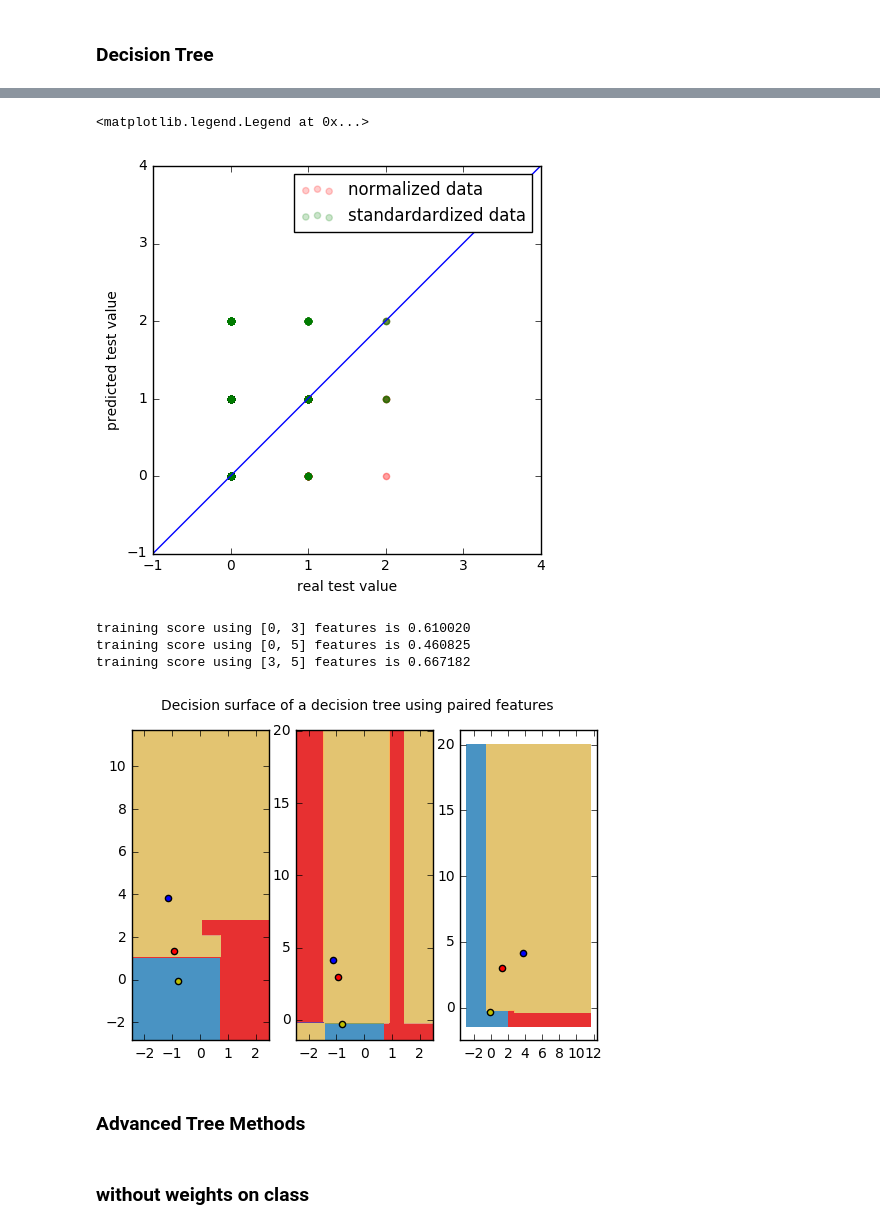
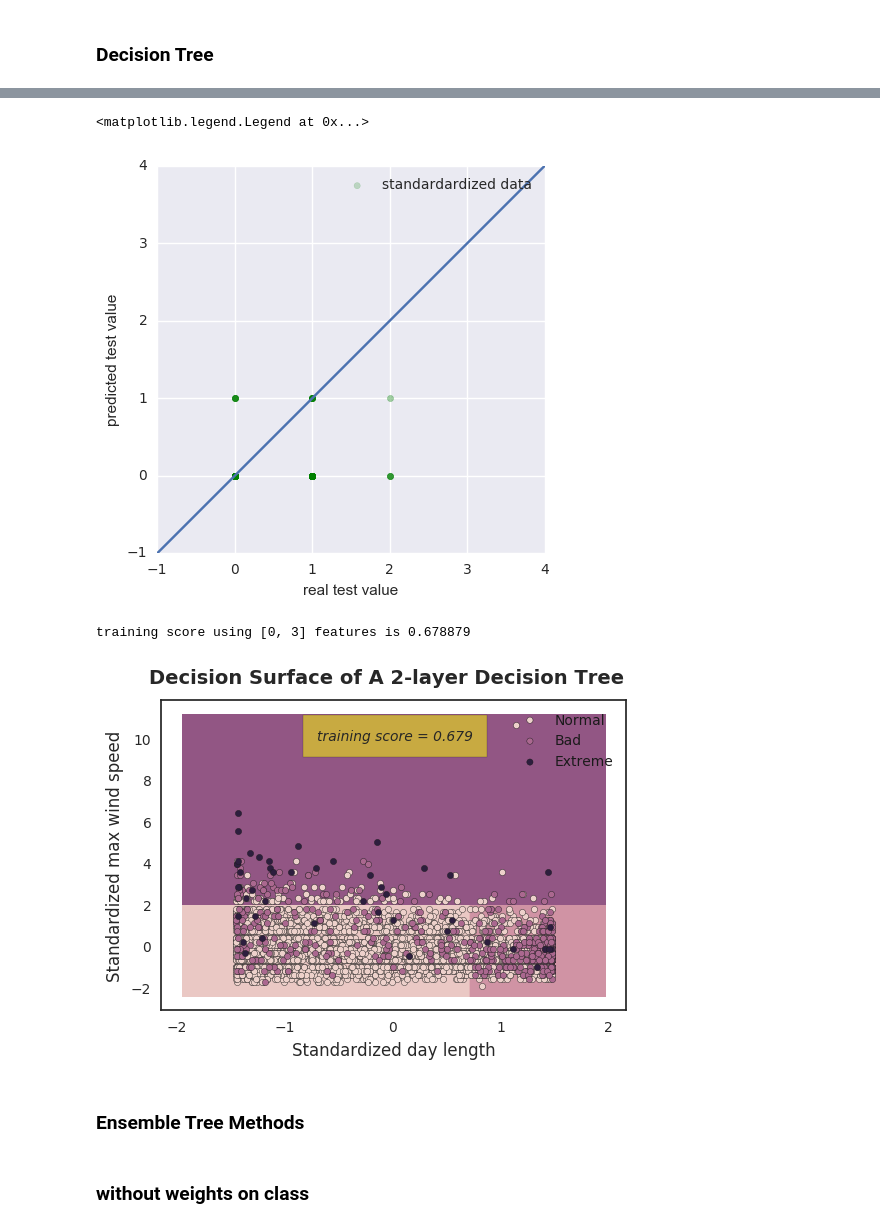
Before and after one commit to Yuanyuan-Shi/PowerOutagePredictor, a Jupyter notebook: PowerOutagePredictor/Tree/BuildingTheTree-AllData-classification-lessFeature-count.ipynb, the cells around one changed output, grey strips where cells are left out. Cells and saved outputs as stored; diff of their text form; code cells hidden in the pictures.

```diff
--- a/PowerOutagePredictor/Tree/BuildingTheTree-AllData-classification-lessFeature-count.ipynb
+++ b/PowerOutagePredictor/Tree/BuildingTheTree-AllData-classification-lessFeature-count.ipynb
@@ -108,2 +119,2 @@ data.category.value_counts().plot(kind='bar')
 # %%
-train,test=train_test_split(data,test_size=0.2,random_state=567)
+train,test=train_test_split(data_std,test_size=0.2,random_state=567)
@@ -164,17 +139,14 @@ y_test.size
 # %% [markdown]
 ### Decision Tree
 # %%
-# using balanced class weight will give higher error, but can predict extreme cases better
-dt = DecisionTreeClassifier(min_samples_leaf=5,max_depth=3,class_weight='balanced')#class_weight={0:0.05,1:0.05,2:0.9}
+clf = dt.fit(x_train,y_train)
 
-clf_nor = dt.fit(x_train_nor,y_train)
+y_train_pred = dt.predict(x_train)
+y_test_pred = dt.predict(x_test)
 
-y_train_pred_nor = dt.predict(x_train_nor)
-y_test_pred_nor = dt.predict(x_test_nor)
+print("Train error for standardized data",mean_squared_error(y_train,y_train_pred))
+print("Test error for standardized data",mean_squared_error(y_test,y_test_pred))
+print("training score for standardized data",dt.score(x_train,y_train))
 
-print("Train error for normalized data",mean_squared_error(y_train,y_train_pred_nor))
-print("Test error for normalized data",mean_squared_error(y_test,y_test_pred_nor))
-print("training score for normalized data",dt.score(x_train_nor,y_train))
-
-tree_dot_nor = export_graphviz(clf_nor,out_file = 'tree_all_nor.dot')
+tree_dot_std = export_graphviz(clf,out_file = 'tree_all_std.dot')
 # %% [output]
@@ -243,8 +192,8 @@ Image(graph.create_png())
 # %%
 # plot the results
 plt.figure(figsize=(5,5))
-plt.scatter(y_test,y_test_pred_nor,alpha=0.2,color='red',label='normalized data')
-plt.scatter(y_test,y_test_pred_std,alpha=0.2,color='green',label='standardardized data')
+#plt.scatter(y_test,y_test_pred_nor,alpha=0.2,color='red',label='normalized data')
+plt.scatter(y_test,y_test_pred,alpha=0.2,color='green',label='standardardized data')
 plt.xlabel('real test value')
 plt.ylabel('predicted test value')
 plt.plot(np.arange(-5,30),np.arange(-5,30))
@@ -253,56 +202,65 @@ plt.ylim([-1,4])
 plt.legend()
 # %% [output]
 <matplotlib.legend.Legend at 0x...>
-[figure, old version]
+[figure, new version]
 # %%
-plot_colors = "ryb"
-cmap = plt.cm.RdYlBu
+sns.set_style("white")
+sns.set_color_codes()
+plot_colors = sns.cubehelix_palette(n_colors=3)
+cmap = sns.cubehelix_palette(dark=0.4, as_cmap=True)
 plot_step = 0.02  # fine step width for decision surface contours
 plot_step_coarser = 0.5  # step widths for coarse classifier guesses
 RANDOM_SEED = 13  # fix the seed on each iteration
 n_classes = 3
 
-for pairidx, pair in enumerate([[0, 3], [0, 5], [3, 5]]):
+#for pairidx, pair in enumerate([[0, 3], [0, 4], [3, 4]]):
+for pairidx, pair in enumerate([[0, 3]]):
 # We only take the two corresponding features
-    X = x_train_std.iloc[:,pair]
+    X = x_train[:,pair]
     y = y_train
 
     # Train
-    clf = DecisionTreeClassifier(min_samples_leaf=5,max_depth=3,class_weight='balanced').fit(X, y)
+    clf = DecisionTreeClassifier(min_samples_leaf=5,max_depth=2,class_weight='balanced').fit(X, y)
     print("training score using %s features is %f" % (pair, clf.score(X,y)))
     # Plot the decision boundary
-    plt.subplot(1, 3, pairidx+1)
-    x_min, x_max = X.iloc[:, 0].min() - 1, X.iloc[:, 0].max() + 1
-    y_min, y_max = X.iloc[:, 1].min() - 1, X.iloc[:, 1].max() + 1
+    #plt.subplot(1, 3, pairidx+1)
+    x_min, x_max = X[:, 0].min() - 0.5, X[:, 0].max() + 0.5
+    y_min, y_max = X[:, 1].min() - 0.5, X[:, 1].max() + 0.5
     xx, yy = np.meshgrid(np.arange(x_min, x_max, plot_step),
                          np.arange(y_min, y_max, plot_step))
 
     Z = clf.predict(np.c_[xx.ravel(), yy.ravel()])
     Z = Z.reshape(xx.shape)
-    cs = plt.contourf(xx, yy, Z, cmap=plt.cm.Paired)
+    cs = plt.contourf(xx, yy, Z, cmap=cmap)
 
-    #plt.xlabel(iris.feature_names[pair[0]])
-    #plt.ylabel(iris.feature_names[pair[1]])
     plt.axis("tight")
 
     # Plot the training points
-    for i, color in zip(range(n_classes), plot_colors):
+    for i, color,label_ in zip(range(n_classes), plot_colors, ["Normal",'Bad','Extreme']):
         idx = np.where(y == i)
-        plt.scatter(X.iloc[idx[0][0].tolist(), 0], X.iloc[idx[0][0].tolist(), 1], c=color,
-                    cmap=plt.cm.Paired)
+        plt.scatter(X[idx[0].tolist(), 0], X[idx[0].tolist(), 1], c=color,label=label_,
+                    cmap=cmap)
 
 plt.axis("tight")
+plt.xlabel("Standardized day length",fontsize=12)
+plt.ylabel("Standardized max wind speed",fontsize=12)
+plt.suptitle("Decision Surface of A 2-layer Decision Tree",fontsize=14, fontweight='bold')
+plt.text(-0.7, 10, 'training score = 0.679', style='italic',
+        bbox={'facecolor':'yellow', 'alpha':0.5, 'pad':10})
 
-plt.suptitle("Decision surface of a decision tree using paired features")
-plt.legend()
+leg = plt.legend()
+frame = leg.get_frame()
+frame.set_facecolor('w')
+frame.set_edgecolor('w')
+for text in leg.get_texts():
+    plt.setp(text, color = 'k')
+plt.savefig('DecisionBoundary.png')
 plt.show()
 # %% [output]
-training score using [0, 3] features is 0.610020
-training score using [0, 5] features is 0.460825
-training score using [3, 5] features is 0.667182
+training score using [0, 3] features is 0.678879
-[figure, old version]
+[figure, new version]
 # %% [markdown]
-### Advanced Tree Methods
+### Ensemble Tree Methods
 # %% [markdown]
 ### without weights on class
 # %%
```
Also changed, not shown: parts of 32 cells of this notebook, 23 other files.
